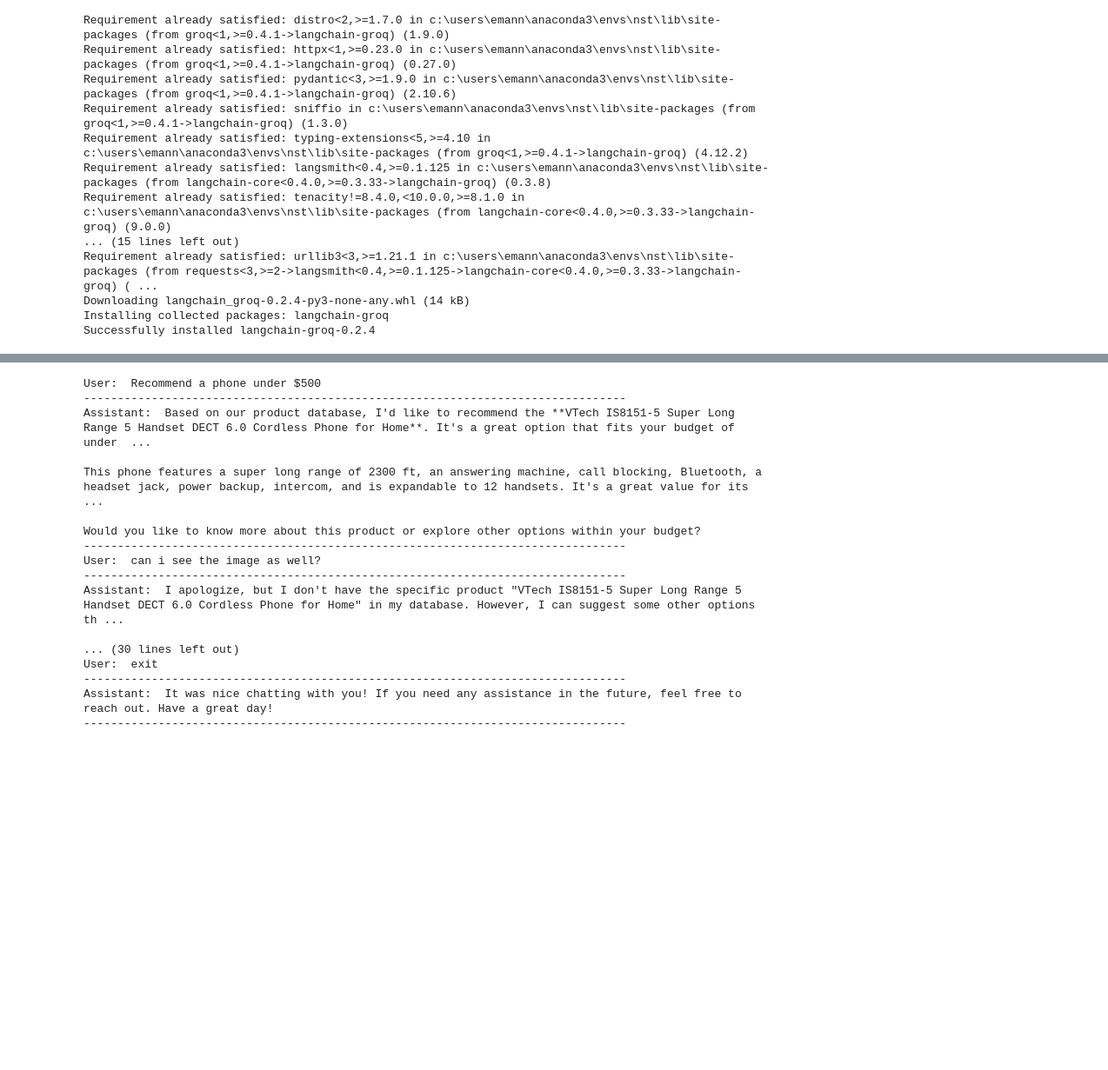
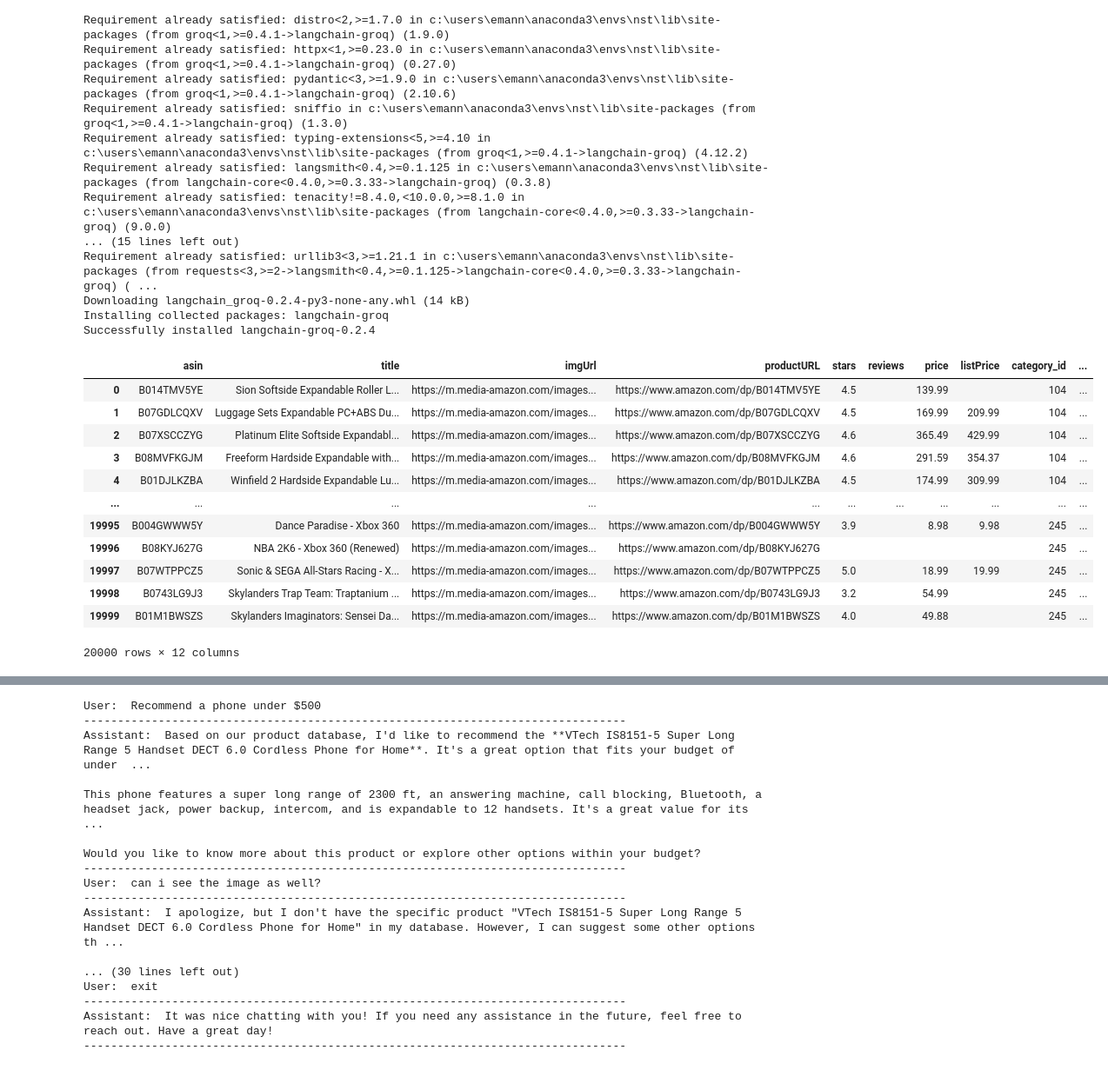
Before and after one commit to emanalytic/MultiModal-E-Commerce-Customer-Support-Chatbot, a Jupyter notebook: data_cleaning.ipynb, the cells around one changed output, grey strips where cells are left out. Shown: that part at 87% size. Drawn from its saved outputs; the diff is of its cells as text; code cells hidden in the pictures; blank space fills up the shorter version.

```diff
--- a/data_cleaning.ipynb
+++ b/data_cleaning.ipynb
@@ -162,6 +89,24 @@ from langchain.chains import create_history_aware_retriever, create_retrieval_ch
 from langchain.memory import ConversationBufferMemory
 # %%
 embed_model = HuggingFaceEmbeddings(model_name="sentence-transformers/all-MiniLM-L6-v2")
+# %%
+df = df[:20000]
+# %%
+df
+# %% [output]
+|  | asin | title | imgUrl | productURL | stars | reviews | price | listPrice | category_id | ... |
+| 0 | B014TMV5YE | Sion Softside Expandable Roller L... | https://m.media-amazon.com/images... | https://www.amazon.com/dp/B014TMV5YE | 4.5 |  | 139.99 |  | 104 | ... |
+| 1 | B07GDLCQXV | Luggage Sets Expandable PC+ABS Du... | https://m.media-amazon.com/images... | https://www.amazon.com/dp/B07GDLCQXV | 4.5 |  | 169.99 | 209.99 | 104 | ... |
+| 2 | B07XSCCZYG | Platinum Elite Softside Expandabl... | https://m.media-amazon.com/images... | https://www.amazon.com/dp/B07XSCCZYG | 4.6 |  | 365.49 | 429.99 | 104 | ... |
+| 3 | B08MVFKGJM | Freeform Hardside Expandable with... | https://m.media-amazon.com/images... | https://www.amazon.com/dp/B08MVFKGJM | 4.6 |  | 291.59 | 354.37 | 104 | ... |
+| 4 | B01DJLKZBA | Winfield 2 Hardside Expandable Lu... | https://m.media-amazon.com/images... | https://www.amazon.com/dp/B01DJLKZBA | 4.5 |  | 174.99 | 309.99 | 104 | ... |
+| ... | ... | ... | ... | ... | ... | ... | ... | ... | ... | ... |
+| 19995 | B004GWWW5Y | Dance Paradise - Xbox 360 | https://m.media-amazon.com/images... | https://www.amazon.com/dp/B004GWWW5Y | 3.9 |  | 8.98 | 9.98 | 245 | ... |
+| 19996 | B08KYJ627G | NBA 2K6 - Xbox 360 (Renewed) | https://m.media-amazon.com/images... | https://www.amazon.com/dp/B08KYJ627G |  |  |  |  | 245 | ... |
+| 19997 | B07WTPPCZ5 | Sonic & SEGA All-Stars Racing - X... | https://m.media-amazon.com/images... | https://www.amazon.com/dp/B07WTPPCZ5 | 5.0 |  | 18.99 | 19.99 | 245 | ... |
+| 19998 | B0743LG9J3 | Skylanders Trap Team: Traptanium ... | https://m.media-amazon.com/images... | https://www.amazon.com/dp/B0743LG9J3 | 3.2 |  | 54.99 |  | 245 | ... |
+| 19999 | B01M1BWSZS | Skylanders Imaginators: Sensei Da... | https://m.media-amazon.com/images... | https://www.amazon.com/dp/B01M1BWSZS | 4.0 |  | 49.88 |  | 245 | ... |
+20000 rows × 12 columns
 # %%
 embed_model = HuggingFaceEmbeddings(model_name="sentence-transformers/all-MiniLM-L6-v2")
 faq_texts = [f"FAQ: {row['Question']} Answer: {row['Answer']}" for _, row in faq.iterrows()]
```
Also changed, not shown: parts of 12 cells of this notebook.
